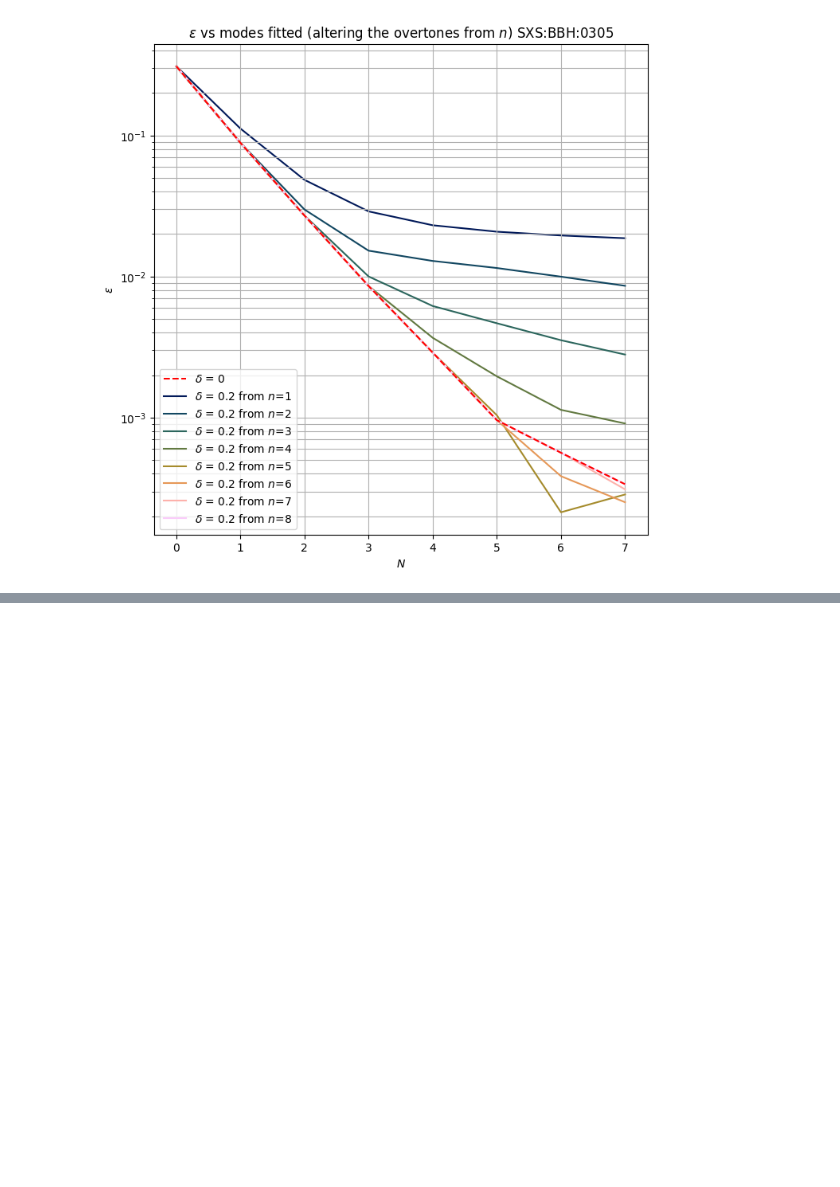
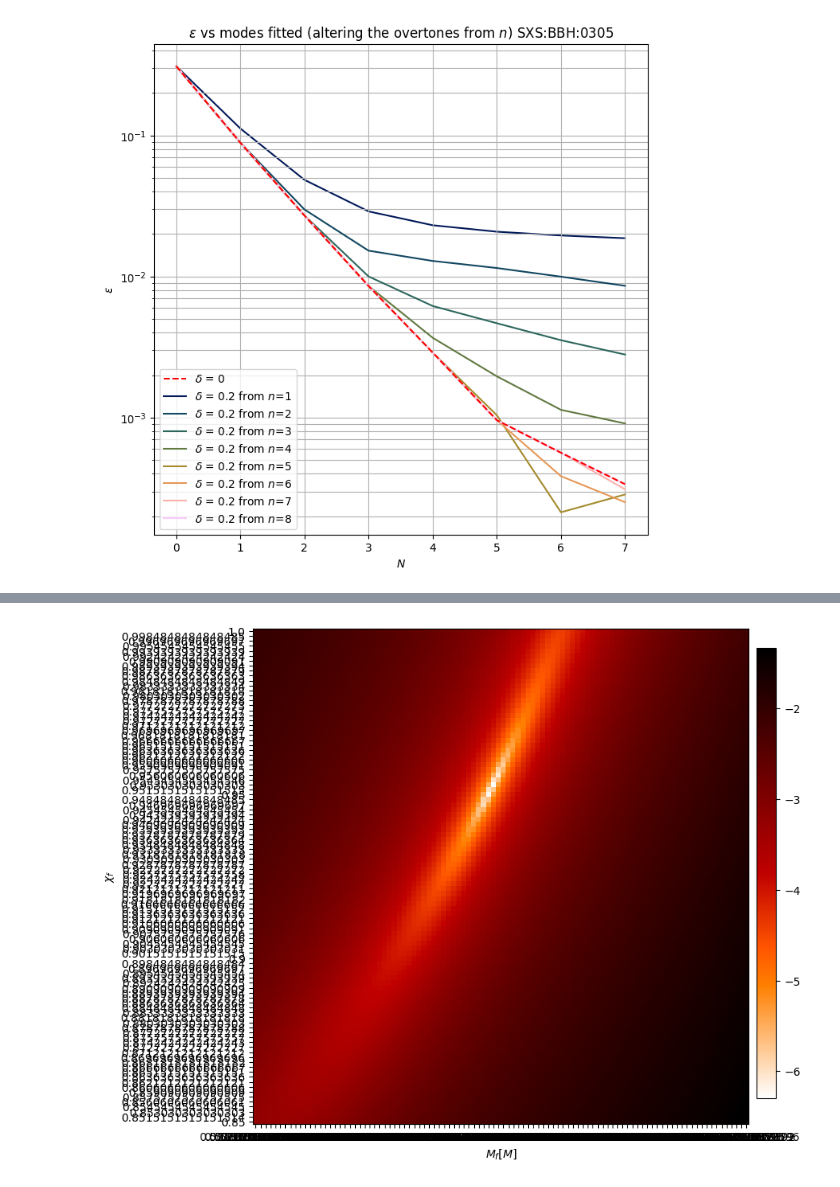
Before and after one commit to Stufffffs/qnmovertoneplots, a Jupyter notebook: overtonedelta.ipynb, the cells around one changed output, grey strips where cells are left out. Cells and saved outputs as stored; diff of their text form; code cells hidden in the pictures; blank space fills up the shorter version.

```diff
--- a/overtonedelta.ipynb
+++ b/overtonedelta.ipynb
@@ -604,0 +846,5 @@ ax.set_yscale('log')
+# %%
+N = 100
+x, y = np.mgrid[0.50:0.90:complex(0,N), 0.85:1:complex(0,N)]
+print(x.ravel())
+print(y.ravel())
@@ -604,0 +854,79 @@ ax.set_yscale('log')
+# %%
+comb = []
+for (sim,ind) in zip(sims,ids):
+    fig, ax = plt.subplots(figsize=(8,8))
+
+    k = 7
+
+    N = 100
+    x = np.linspace(0.5,0.9,num=N)
+    y = np.linspace(0.85,1,num=N)
+
+    Ms = []
+
+    for j in y:
+        Mss = []
+        for i in x:
+            modes = [(2,2,n,1) for n in range(k)]
+            fit = qnmfits.ringdown_fit(
+                sim.times,
+                sim.h[2,2],
+                modes,
+                Mf=j,
+                chif=i,
+                t0=0,
+                t0_method = 'closest'
+            )
+            Mss.append(fit['mismatch'])
+        Ms.append(Mss)
+
+
+    logMs = np.log(Ms)/np.log(10)
+    im = ax.imshow(logMs, cmap='gist_heat_r', interpolation='none', origin='lower')
+
+
+    # Creating the colorbar with explicit size
+    cbar_ax = fig.add_axes([0.91, 0.15, 0.03, 0.7])  # Adjust the position and size as needed
+    cbar = plt.colorbar(im, cax=cbar_ax)
+
+
+
+    # Reassigning x-axis and y-axis labels
+    # Example labels for x and y axes
+    x_labels = np.linspace(0.5, 0.9, num=len(logMs[0]))
+    y_labels = np.linspace(0.85, 1, num=len(logMs))
+
+    # Set the tick locations and labels for the x-axis
+    ax.set_xticks(np.arange(len(x_labels)))
+    ax.set_xticklabels(x_labels)
+
+    # Set the tick locations and labels for the y-axis
+    ax.set_yticks(np.arange(len(y_labels)))
+    ax.set_yticklabels(y_labels)
+
+
+
+    # Set x and y axis labels
+    ax.set_xlabel(r'$M_f[M]$')
+    ax.set_ylabel(r'$\chi_f$')
+
+
+    #ax.grid(which='both')
+    #ax.set_title(r'Mismatch for no. of modes fitted with peaks (kneedle) SXS:BBH:' + f'{ind:04}')
+    #ax.set_xlabel('$t_0 - t^{h_{22}}_\mathrm{peak}\ [M]$')
+    #ax.set_ylabel('$\mathcal{M}$')
+    #ax.legend(loc='lower right')
+    #ax.set_yscale('log')
+
+    #ax.set_xlim(-11,-8)
+    #ax.set_ylim(-7,-6)
+
+    #_ = ax.legend(ncol=2, frameon=False, fontsize=7)
+    #plt.savefig('mismatchpeaks.png', dpi=500, bbox_inches='tight')
+    # Save figure
+    #if not os.path.exists(mismatch_dir):
+    #    os.makedirs(mismatch_dir)
+    #plt.savefig(mismatch_dir + 'mismatchpeakskneedle' + f'{ind:04}' + '.png', dpi=500, bbox_inches='tight')
+    #print('Saved mismatchpeakskneedle' + f'{ind:04}' + '.png')
+# %% [output]
+[figure, added]
```
Also changed, not shown: parts of 8 cells of this notebook, 5 other files.
